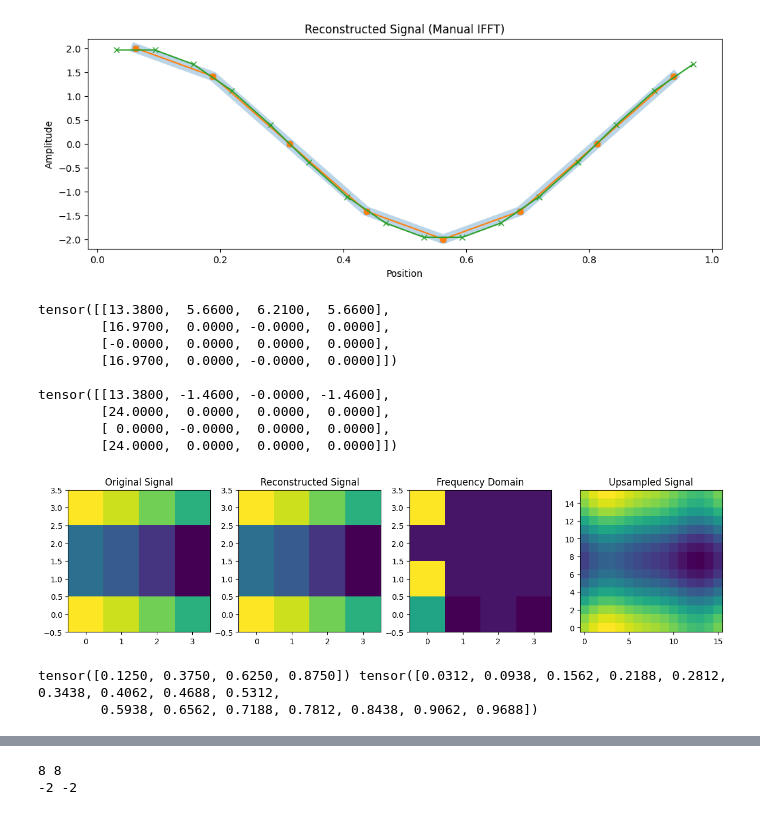
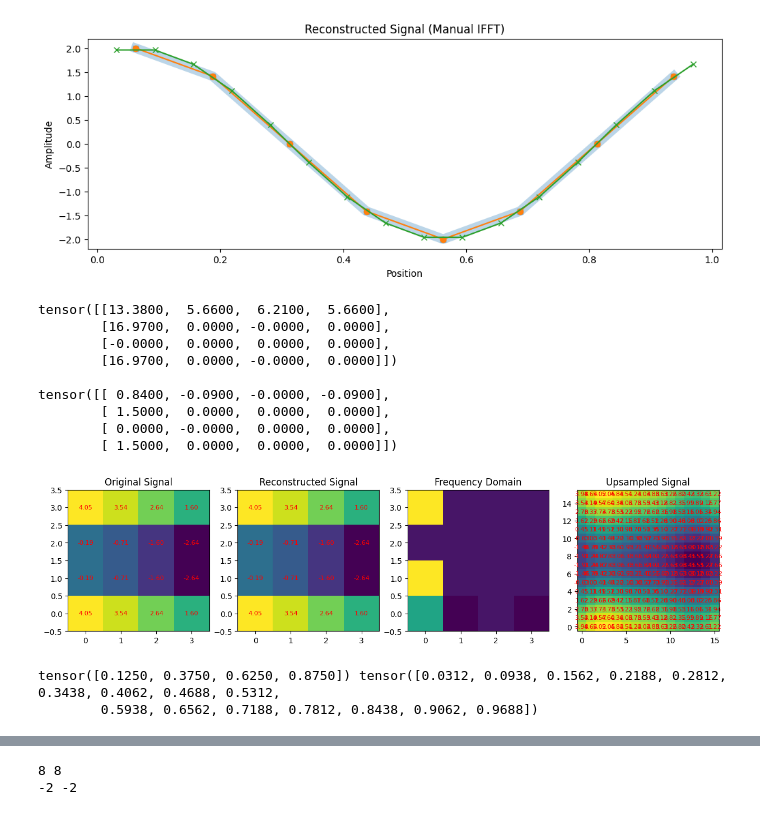
Before and after one commit to tpharmsen/AutoregressiveNeuralOperators, a Jupyter notebook: test.ipynb, the cells around one changed output, grey strips where cells are left out. Cells and saved outputs as stored; diff of their text form; code cells hidden in the pictures.

```diff
--- a/test.ipynb
+++ b/test.ipynb
@@ -302,7 +302,7 @@ exp_matrix_x = torch.exp(-2j * torch.pi * torch.outer(pos, freq_x))
 
 exp_matrix_y = torch.exp(-2j * torch.pi * torch.outer(pos, freq_y))
 
-freq_coeff = torch.matmul(torch.matmul(exp_matrix_x.H, signal), exp_matrix_y)
+freq_coeff = torch.matmul(torch.matmul(exp_matrix_x.H, signal), exp_matrix_y) / (old_size**2)
 #freq_coeff = torch.matmul(exp_matrix_y.T, torch.matmul(exp_matrix_x.T, signal))
 
 print()
@@ -327,37 +327,47 @@ freq_y2 = torch.fft.fftfreq(new_size) * new_size
 # Compute new position grids
 pos2 = torch.linspace(0 + 1/(2 * new_size), 1 - 1/(2 * new_size), new_size)
 
 # 2D Inverse Discrete Fourier Transform (Manual IDFT)
 exp_matrix_x2 = torch.exp(2j * torch.pi * torch.outer(freq_x2, pos2))
 exp_matrix_y2 = torch.exp(2j * torch.pi * torch.outer(freq_y2, pos2))
 #upscaled_signal = exp_matrix_x2 @ upscaled_coeff @ exp_matrix_y2
 #upscaled_signal = torch.matmul(torch.matmul(exp_matrix_x2.T, upscaled_coeff), exp_matrix_y2.T)
 upscaled_signal = torch.matmul(torch.matmul(exp_matrix_x2.H, upscaled_coeff), exp_matrix_y2)
 
+def annotate_pixels(ax, data):
+    """ Annotate pixel values on the image. """
+    for i in range(data.shape[0]):
+        for j in range(data.shape[1]):
+            ax.text(j, i, f"{data[i, j]:.2f}", ha='center', va='center', color='red', fontsize=8)
+
+
 # Plot the results
 fig, axes = plt.subplots(1, 4, figsize=(15, 5))
 axes[0].imshow(signal.real, origin='lower')
 axes[0].set_title("Original Signal")
 axes[1].imshow(timest_freq.real, origin='lower')
 axes[1].set_title("Reconstructed Signal")
 axes[2].imshow(freq_coeff.real, origin='lower')
 axes[2].set_title("Frequency Domain")
 axes[3].imshow(upscaled_signal.real, origin='lower')
 axes[3].set_title("Upsampled Signal")
+annotate_pixels(axes[0], signal.real)
+annotate_pixels(axes[1], timest_freq.real)
+annotate_pixels(axes[3], upscaled_signal.real)
 plt.show()
 #print(torch.round(upscaled_signal.real))
 print(pos, pos2)
 # %% [output]
 tensor([[13.3800,  5.6600,  6.2100,  5.6600],
         [16.9700,  0.0000, -0.0000,  0.0000],
         [-0.0000,  0.0000,  0.0000,  0.0000],
         [16.9700,  0.0000, -0.0000,  0.0000]])
 
-tensor([[13.3800, -1.4600, -0.0000, -1.4600],
-        [24.0000,  0.0000,  0.0000,  0.0000],
+tensor([[ 0.8400, -0.0900, -0.0000, -0.0900],
+        [ 1.5000,  0.0000,  0.0000,  0.0000],
         [ 0.0000, -0.0000,  0.0000,  0.0000],
-        [24.0000,  0.0000,  0.0000,  0.0000]])
+        [ 1.5000,  0.0000,  0.0000,  0.0000]])
-[figure, old version]
+[figure, new version]
 tensor([0.1250, 0.3750, 0.6250, 0.8750]) tensor([0.0312, 0.0938, 0.1562, 0.2188, 0.2812, 0.3438, 0.4062, 0.4688, 0.5312,
         0.5938, 0.6562, 0.7188, 0.7812, 0.8438, 0.9062, 0.9688])
 # %%
```
Also changed, not shown: parts of 2 cells of this notebook.
